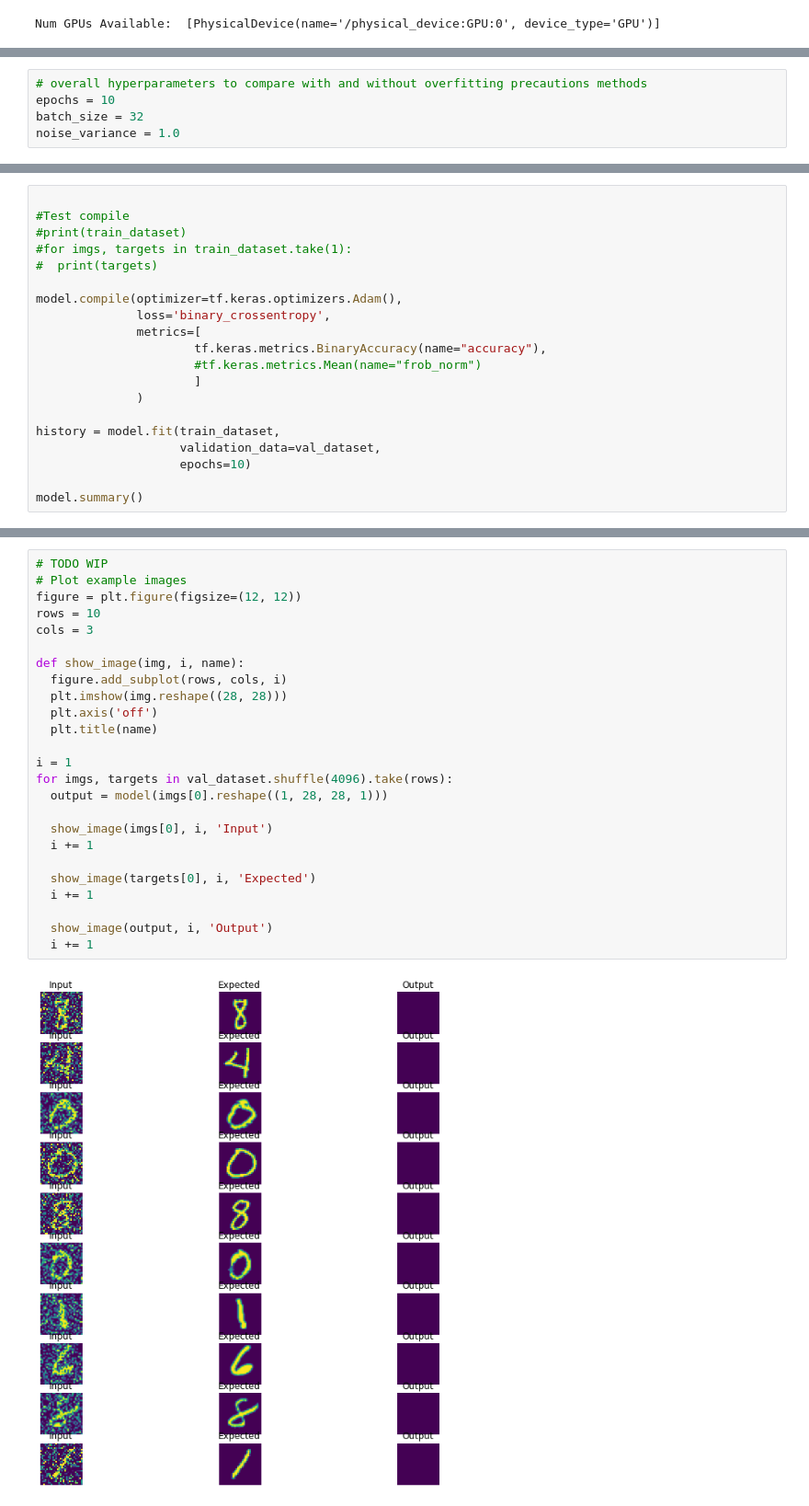
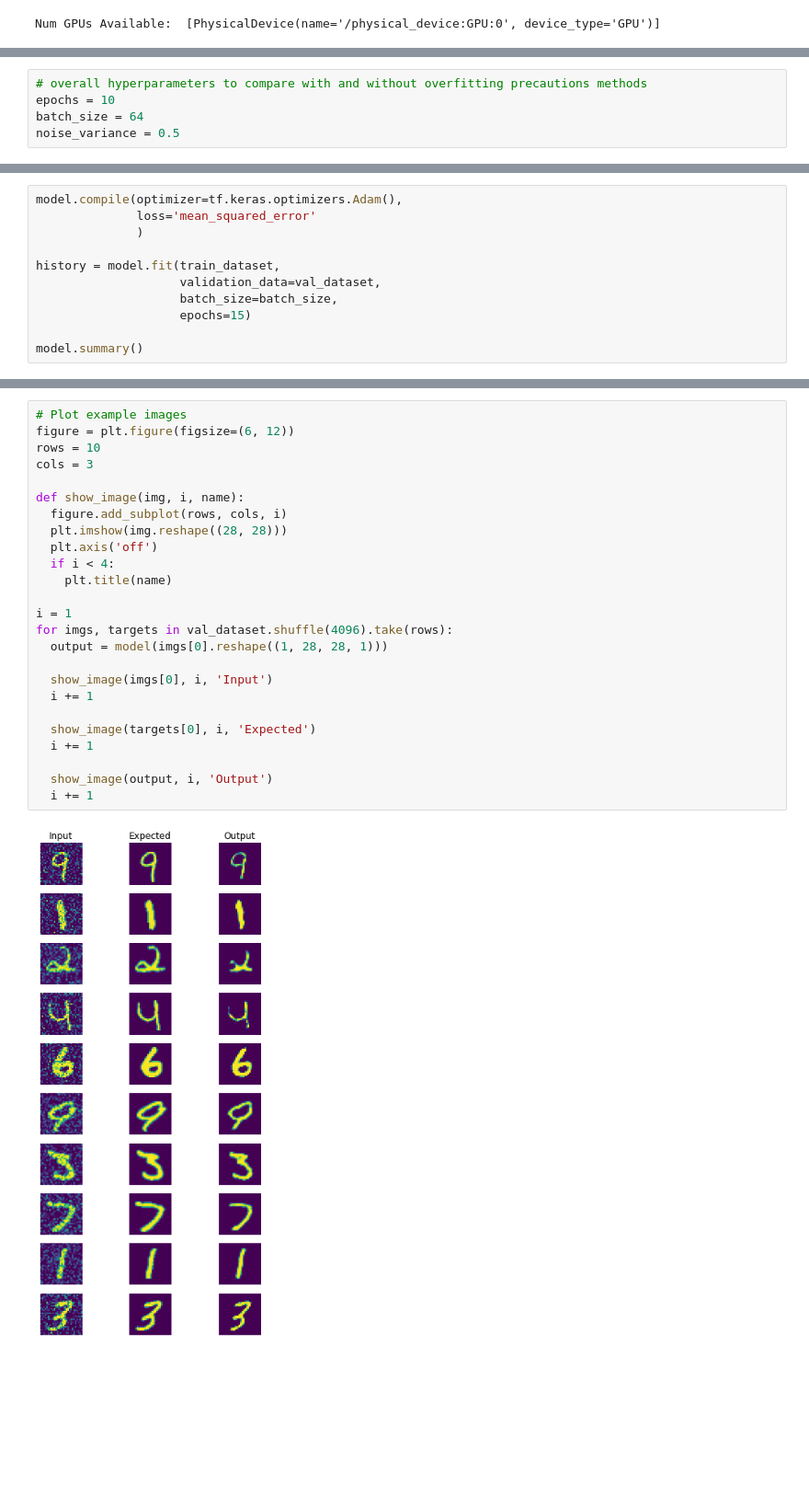
Before and after one commit to IANNwTF-Group-3/homework08, a Jupyter notebook: homework08.ipynb, the cells around one changed output, grey strips where cells are left out. Shown at 92% size. Saved outputs shown, nothing was run; the diff lists cells and outputs as text; blank space fills up the shorter version.

Commit message:
Fix training

```diff
--- a/homework08.ipynb
+++ b/homework08.ipynb
@@ -261,5 +97,5 @@ def test_loop(model, test_ds):
 # %%
 # overall hyperparameters to compare with and without overfitting precautions methods
 epochs = 10
-batch_size = 32
-noise_variance = 1.0
+batch_size = 64
+noise_variance = 0.5
@@ -280,21 +142,12 @@ for img, label in train_dataset.take(1):
 # %%
-
-#Test compile
-#print(train_dataset)
-#for imgs, targets in train_dataset.take(1):
-#  print(targets)
-
 model.compile(optimizer=tf.keras.optimizers.Adam(),
-              loss='binary_crossentropy',
-              metrics=[
-                      tf.keras.metrics.BinaryAccuracy(name="accuracy"),
-                      #tf.keras.metrics.Mean(name="frob_norm")
-                      ]
+              loss='mean_squared_error'
               )
 
 history = model.fit(train_dataset,
                     validation_data=val_dataset,
-                    epochs=10)
+                    batch_size=batch_size,
+                    epochs=15)
 
 model.summary()
 # %% [output]
@@ -317,28 +170,28 @@ Non-trainable params: 0
 _________________________________________________________________
 # %%
-# TODO WIP
 # Plot example images
-figure = plt.figure(figsize=(12, 12))
+figure = plt.figure(figsize=(6, 12))
 rows = 10
 cols = 3
 
 def show_image(img, i, name):
   figure.add_subplot(rows, cols, i)
   plt.imshow(img.reshape((28, 28)))
   plt.axis('off')
-  plt.title(name)
+  if i < 4:
+    plt.title(name)
 
 i = 1
 for imgs, targets in val_dataset.shuffle(4096).take(rows):
   output = model(imgs[0].reshape((1, 28, 28, 1)))
 
   show_image(imgs[0], i, 'Input')
   i += 1
 
   show_image(targets[0], i, 'Expected')
   i += 1
 
   show_image(output, i, 'Output')
   i += 1
 # %% [output]
-[figure, old version]
+[figure, new version]
```
Also changed, not shown: parts of 12 cells of this notebook.
